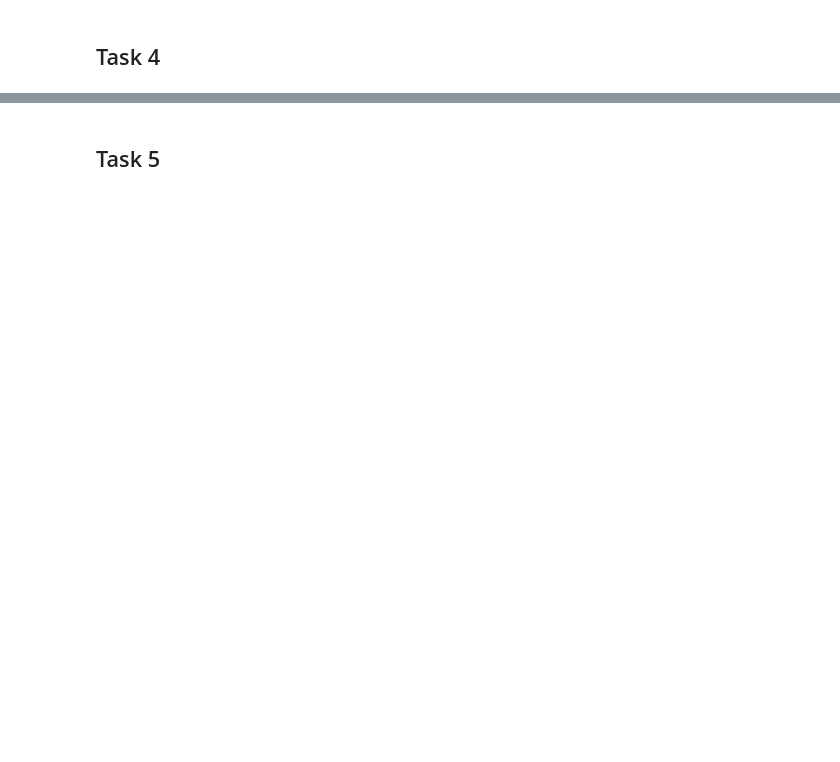
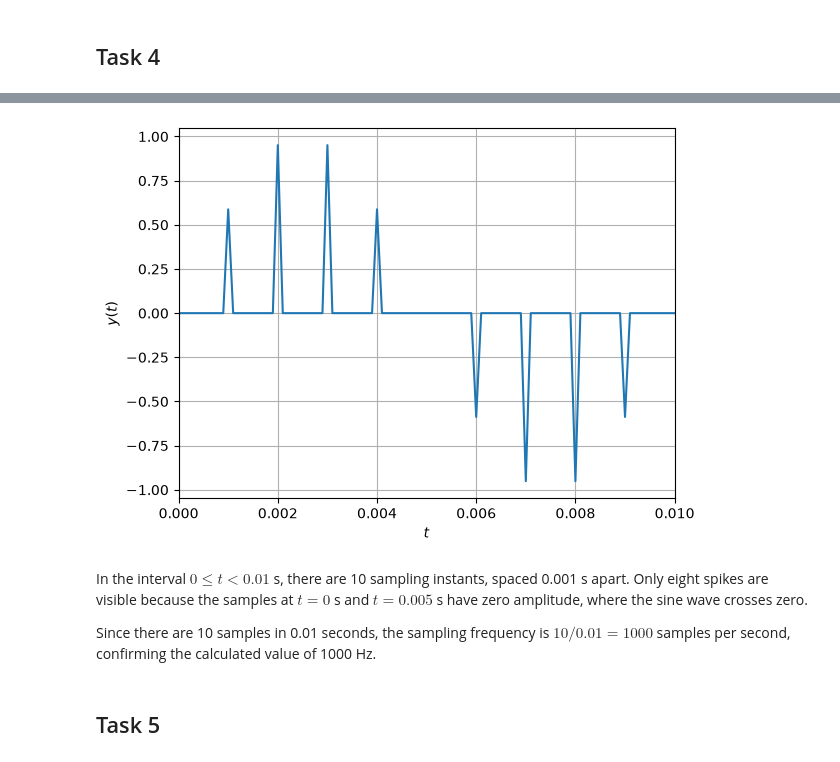
Before and after one commit to davgal27/Signal-Analysis, a Jupyter notebook: DSP-Sampling-Theorem/Practical-1.ipynb, the cells around one changed output, grey strips where cells are left out. Saved outputs shown, nothing was run; the diff lists cells and outputs as text; code cells hidden in the pictures; blank space fills up the shorter version.

```diff
--- a/DSP-Sampling-Theorem/Practical-1.ipynb
+++ b/DSP-Sampling-Theorem/Practical-1.ipynb
@@ -67,2 +114,16 @@ plt.show()
+# %%
+fig, ax = plt.subplots()
+ax.plot(t, y)
+ax.set_xlabel('$t$')
+ax.set_ylabel('$y(t)$')
+ax.grid(True)
+ax.set_xlim([0, 0.01])
+plt.show()
+# %% [output]
+[figure, added]
+# %% [markdown]
+In the interval $0 \leq t < 0.01$ s, there are 10 sampling instants, spaced 0.001 s apart. Only eight spikes are visible because the samples at $t = 0$ s and $t = 0.005$ s have zero amplitude, where the sine wave crosses zero.
+
+Since there are 10 samples in 0.01 seconds, the sampling frequency is $10 / 0.01 = 1000$ samples per second, confirming the calculated value of 1000 Hz.
 # %% [markdown]
 ## Task 5
```
Also changed, not shown: parts of 9 cells of this notebook.
